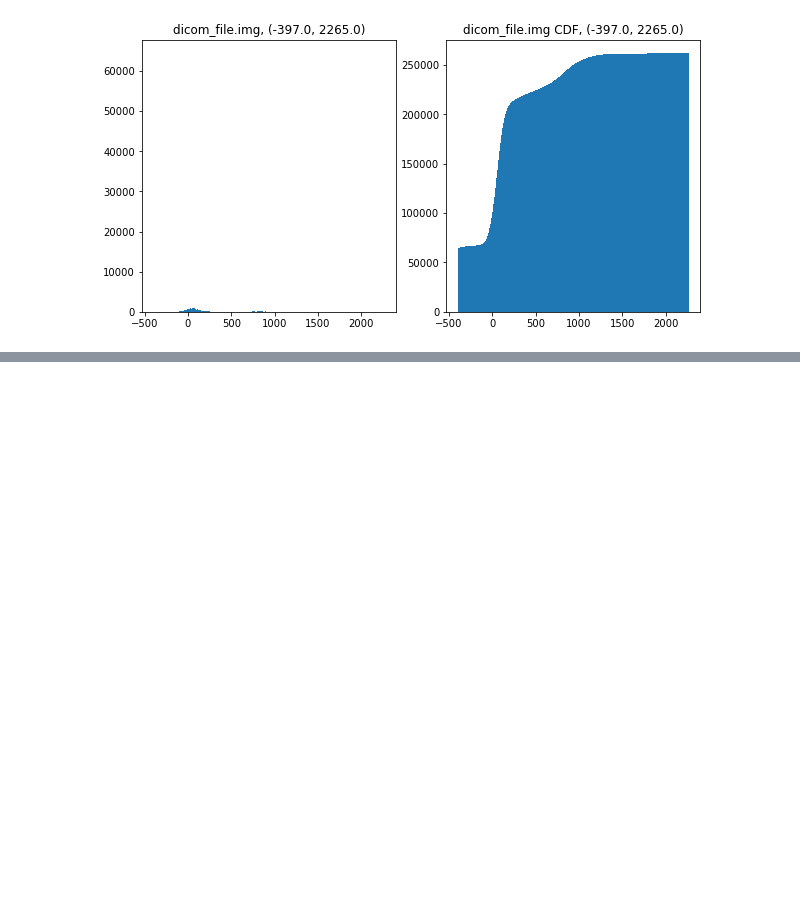
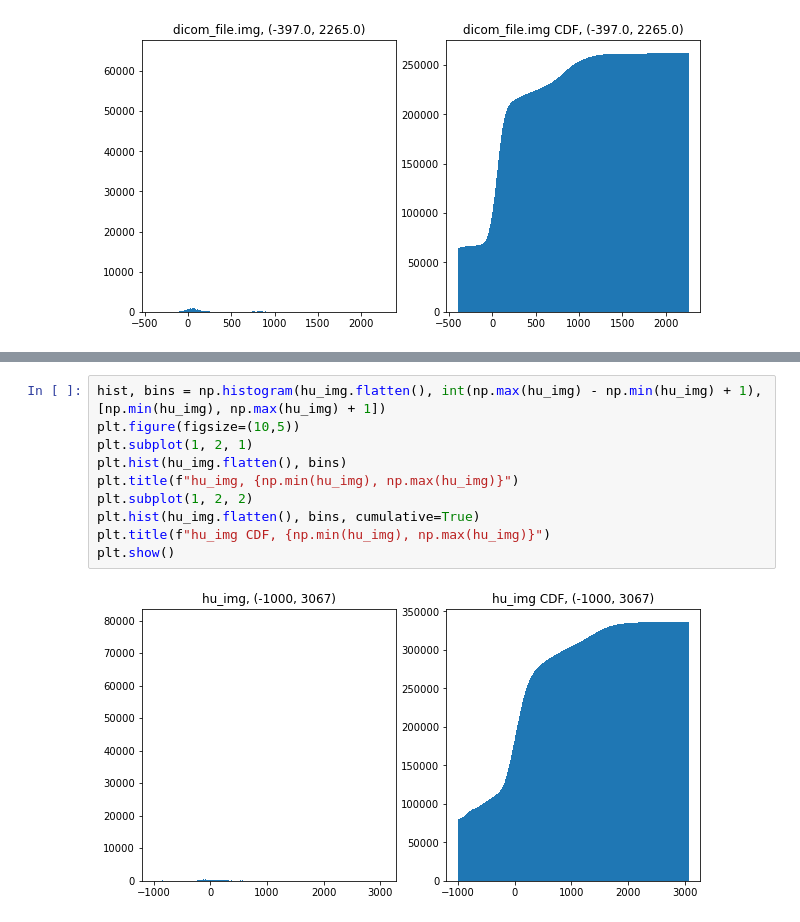
Before and after one commit to Jihwan98/2022-1, a Jupyter notebook: G-Follow/dicom_hist_9.ipynb, the cells around one changed output, grey strips where cells are left out. Drawn from its saved outputs; the diff is of its cells as text; blank space fills up the shorter version.

```diff
--- a/G-Follow/dicom_hist_9.ipynb
+++ b/G-Follow/dicom_hist_9.ipynb
@@ -202,0 +225,12 @@ plt.show()
+# %%
+hist, bins = np.histogram(hu_img.flatten(), int(np.max(hu_img) - np.min(hu_img) + 1), [np.min(hu_img), np.max(hu_img) + 1])
+plt.figure(figsize=(10,5))
+plt.subplot(1, 2, 1)
+plt.hist(hu_img.flatten(), bins)
+plt.title(f"hu_img, {np.min(hu_img), np.max(hu_img)}")
+plt.subplot(1, 2, 2)
+plt.hist(hu_img.flatten(), bins, cumulative=True)
+plt.title(f"hu_img CDF, {np.min(hu_img), np.max(hu_img)}")
+plt.show()
+# %% [output]
+[figure, added]
```
Also changed, not shown: parts of 9 cells of this notebook.
